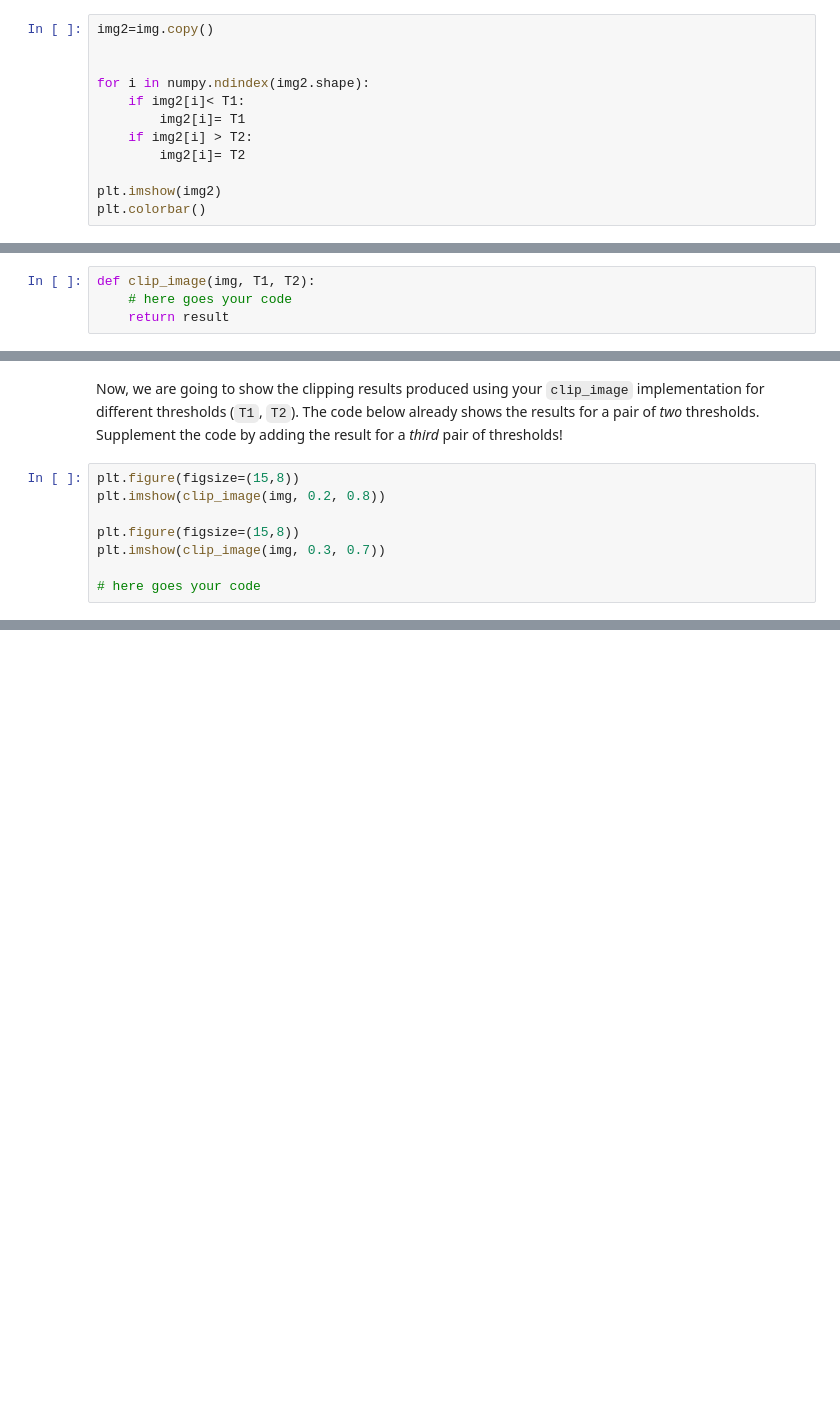
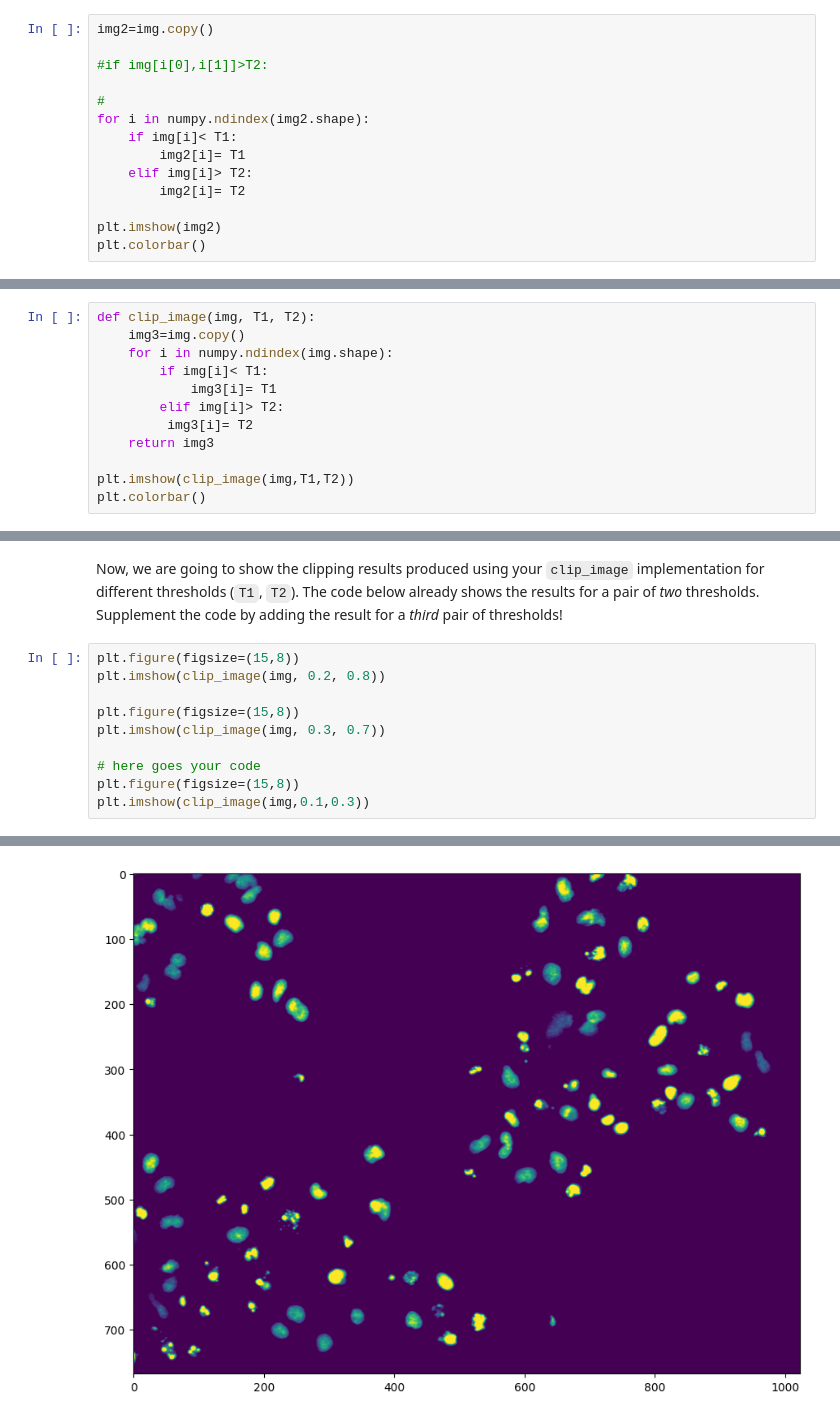
Before and after one commit to helenmen/mobi-fs3-python, a Jupyter notebook: task2.ipynb, the cells around one changed output, grey strips where cells are left out. Drawn from its saved outputs; the diff is of its cells as text; blank space fills up the shorter version.

```diff
--- a/task2.ipynb
+++ b/task2.ipynb
@@ -82,11 +82,13 @@ plt.colorbar()
 # %%
 img2=img.copy()
 
+#if img[i[0],i[1]]>T2:
 
+#
 for i in numpy.ndindex(img2.shape):
-    if img2[i]< T1:
+    if img[i]< T1:
         img2[i]= T1
-    if img2[i] > T2:
+    elif img[i]> T2:
         img2[i]= T2
 
 plt.imshow(img2)
@@ -100,7 +102,15 @@ plt.colorbar()
 ## Writing re-usable code (bonus)
 
 **<a id="#">Task 2.3.4.</a>** Finish the implementation of the function `clip_image` below, by replacing the comment line (the one which starts with `#`) with your code:
-# %%
-def clip_image(img, T1, T2):
-    # here goes your code
-    return result
+# %%
+def clip_image(img, T1, T2):
+    img3=img.copy()
+    for i in numpy.ndindex(img.shape):
+        if img[i]< T1:
+            img3[i]= T1
+        elif img[i]> T2:
+         img3[i]= T2
+    return img3
+
+plt.imshow(clip_image(img,T1,T2))
+plt.colorbar()
@@ -124,3 +135,6 @@ plt.figure(figsize=(15,8))
 plt.imshow(clip_image(img, 0.3, 0.7))
 
 # here goes your code
+plt.figure(figsize=(15,8))
+plt.imshow(clip_image(img,0.1,0.3))
+# %% [output]
@@ -126,0 +142 @@ plt.imshow(clip_image(img, 0.3, 0.7))
+[figure, added]
```
Also changed, not shown: parts of 3 cells of this notebook, 2 other files.
